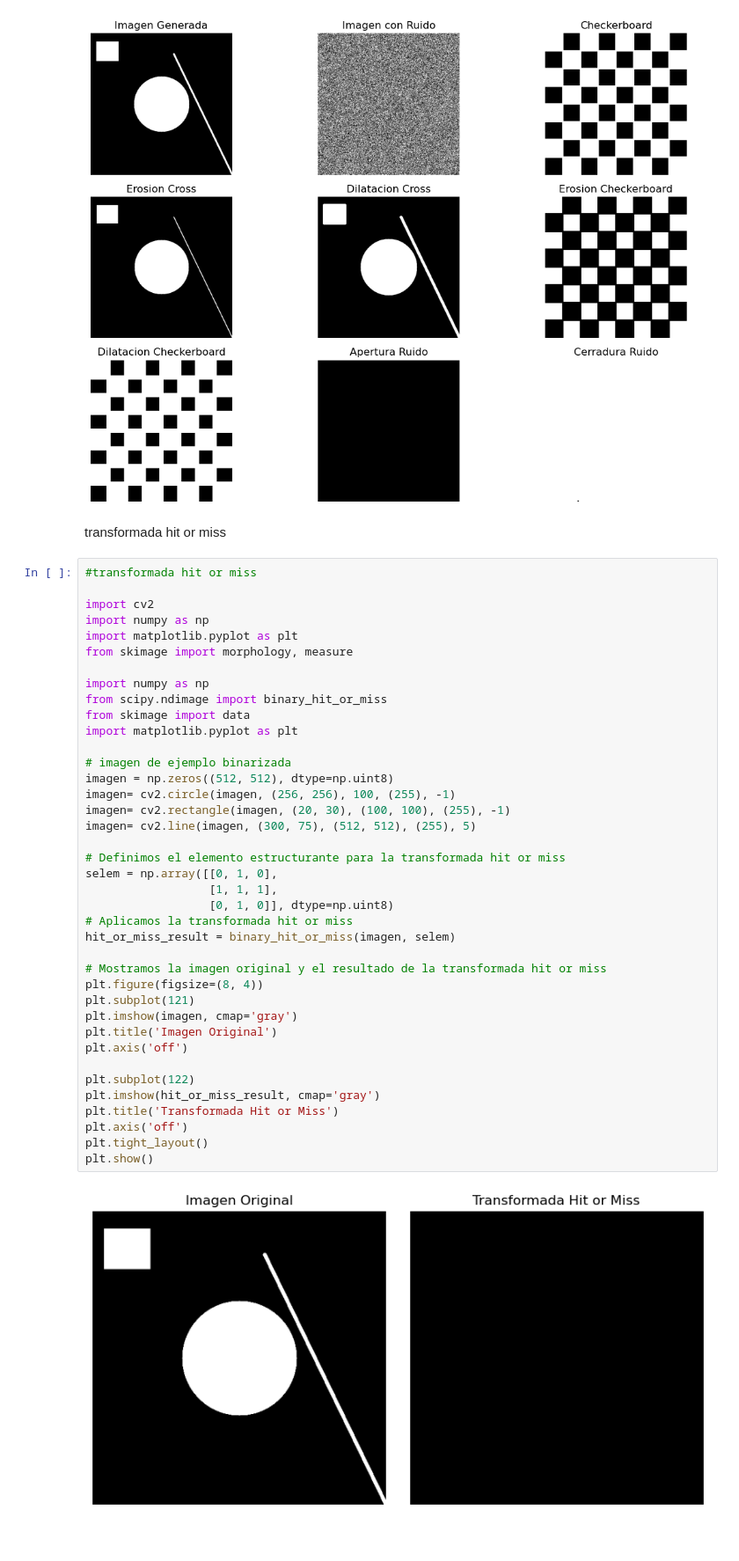
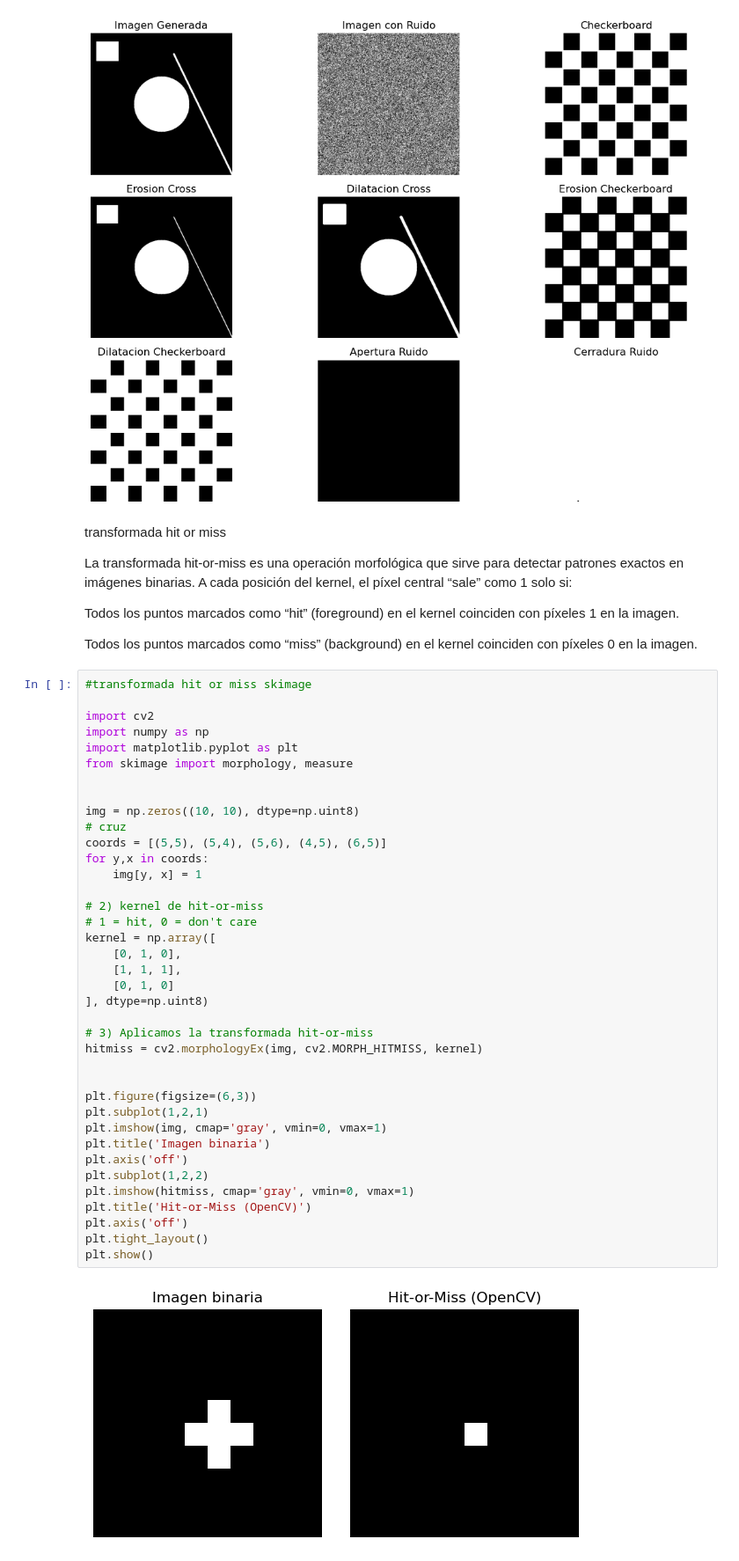
Before and after one commit to yayozarzal/pdiGrover, a Jupyter notebook: PDI_001/Mitad 02 clases/pdi_morfologia.ipynb, the cells around one changed output. Shown at 88% size. Cells and saved outputs as stored; diff of their text form; blank space fills up the shorter version.

```diff
--- a/PDI_001/Mitad 02 clases/pdi_morfologia.ipynb
+++ b/PDI_001/Mitad 02 clases/pdi_morfologia.ipynb
@@ -377,44 +377,49 @@ plt.show()
 [figure]
 # %% [markdown]
 transformada hit or miss
+
+La transformada hit‐or‐miss es una operación morfológica que sirve para detectar patrones exactos en imágenes binarias. A cada posición del kernel, el píxel central “sale” como 1 solo si:
+
+Todos los puntos marcados como “hit” (foreground) en el kernel coinciden con píxeles 1 en la imagen.
+
+Todos los puntos marcados como “miss” (background) en el kernel coinciden con píxeles 0 en la imagen.
 # %%
-#transformada hit or miss
+#transformada hit or miss skimage
 
 import cv2
 import numpy as np
 import matplotlib.pyplot as plt
 from skimage import morphology, measure
 
-import numpy as np
-from scipy.ndimage import binary_hit_or_miss
-from skimage import data
-import matplotlib.pyplot as plt
 
-# imagen de ejemplo binarizada
-imagen = np.zeros((512, 512), dtype=np.uint8)
-imagen= cv2.circle(imagen, (256, 256), 100, (255), -1)
-imagen= cv2.rectangle(imagen, (20, 30), (100, 100), (255), -1)
-imagen= cv2.line(imagen, (300, 75), (512, 512), (255), 5)
+img = np.zeros((10, 10), dtype=np.uint8)
+# cruz
+coords = [(5,5), (5,4), (5,6), (4,5), (6,5)]
+for y,x in coords:
+    img[y, x] = 1
 
-# Definimos el elemento estructurante para la transformada hit or miss
-selem = np.array([[0, 1, 0],
-                  [1, 1, 1],
-                  [0, 1, 0]], dtype=np.uint8)
-# Aplicamos la transformada hit or miss
-hit_or_miss_result = binary_hit_or_miss(imagen, selem)
+# 2) kernel de hit-or-miss
+# 1 = hit, 0 = don't care
+kernel = np.array([
+    [0, 1, 0],
+    [1, 1, 1],
+    [0, 1, 0]
+], dtype=np.uint8)
 
-# Mostramos la imagen original y el resultado de la transformada hit or miss
-plt.figure(figsize=(8, 4))
-plt.subplot(121)
-plt.imshow(imagen, cmap='gray')
-plt.title('Imagen Original')
+# 3) Aplicamos la transformada hit-or-miss
+hitmiss = cv2.morphologyEx(img, cv2.MORPH_HITMISS, kernel)
+
+
+plt.figure(figsize=(6,3))
+plt.subplot(1,2,1)
+plt.imshow(img, cmap='gray', vmin=0, vmax=1)
+plt.title('Imagen binaria')
 plt.axis('off')
-
-plt.subplot(122)
-plt.imshow(hit_or_miss_result, cmap='gray')
-plt.title('Transformada Hit or Miss')
+plt.subplot(1,2,2)
+plt.imshow(hitmiss, cmap='gray', vmin=0, vmax=1)
+plt.title('Hit-or-Miss (OpenCV)')
 plt.axis('off')
 plt.tight_layout()
 plt.show()
 # %% [output]
-[figure, old version]
+[figure, new version]
```
Also changed, not shown: parts of 4 cells of this notebook.
